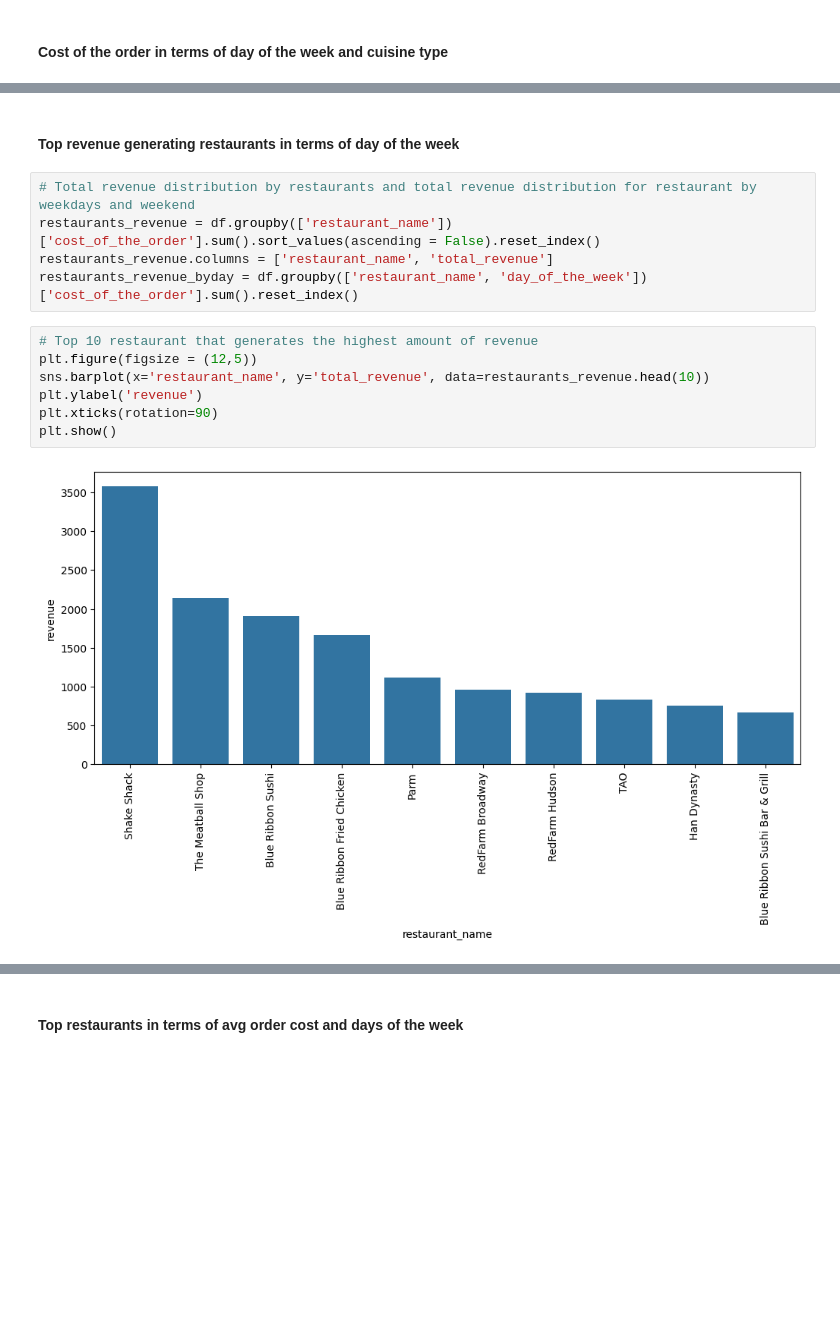
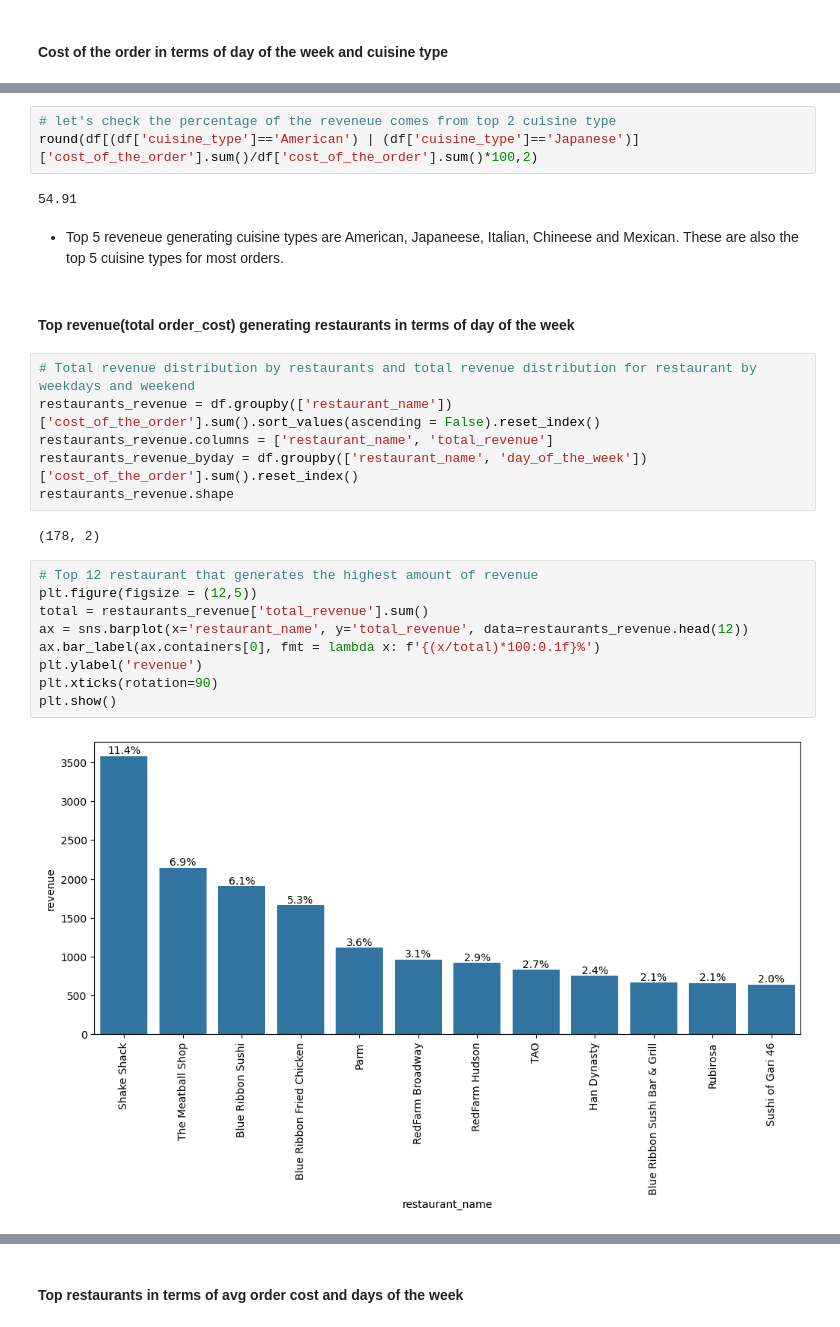
Before and after one commit to sheikhomer/FoodHubDataAnalysis, a Jupyter notebook: Learner_Notebook_Full_Code.ipynb, the cells around one changed output, grey strips where cells are left out. Cells and saved outputs as stored; diff of their text form; blank space fills up the shorter version.

```diff
--- a/Learner_Notebook_Full_Code.ipynb
+++ b/Learner_Notebook_Full_Code.ipynb
@@ -500,17 +513,29 @@ plt.show()
+# %%
+# let's check the percentage of the reveneue comes from top 2 cuisine type
+round(df[(df['cuisine_type']=='American') | (df['cuisine_type']=='Japanese')]['cost_of_the_order'].sum()/df['cost_of_the_order'].sum()*100,2)
+# %% [output]
+54.91
+# %% [markdown]
+* Top 5 reveneue generating cuisine types are American, Japaneese, Italian, Chineese and Mexican. These are also the top 5 cuisine types for most orders.
 # %% [markdown]
-#### Top revenue generating restaurants in terms of day of the week
+#### Top revenue(total order_cost) generating restaurants in terms of day of the week
 # %%
 # Total revenue distribution by restaurants and total revenue distribution for restaurant by weekdays and weekend
 restaurants_revenue = df.groupby(['restaurant_name'])['cost_of_the_order'].sum().sort_values(ascending = False).reset_index()
 restaurants_revenue.columns = ['restaurant_name', 'total_revenue']
 restaurants_revenue_byday = df.groupby(['restaurant_name', 'day_of_the_week'])['cost_of_the_order'].sum().reset_index()
+restaurants_revenue.shape
+# %% [output]
+(178, 2)
 # %%
-# Top 10 restaurant that generates the highest amount of revenue
+# Top 12 restaurant that generates the highest amount of revenue
 plt.figure(figsize = (12,5))
-sns.barplot(x='restaurant_name', y='total_revenue', data=restaurants_revenue.head(10))
+total = restaurants_revenue['total_revenue'].sum()
+ax = sns.barplot(x='restaurant_name', y='total_revenue', data=restaurants_revenue.head(12))
+ax.bar_label(ax.containers[0], fmt = lambda x: f'{(x/total)*100:0.1f}%')
 plt.ylabel('revenue')
 plt.xticks(rotation=90)
 plt.show()
 # %% [output]
-[figure, old version]
+[figure, new version]
 # %%
```
Also changed, not shown: parts of 24 cells of this notebook.
